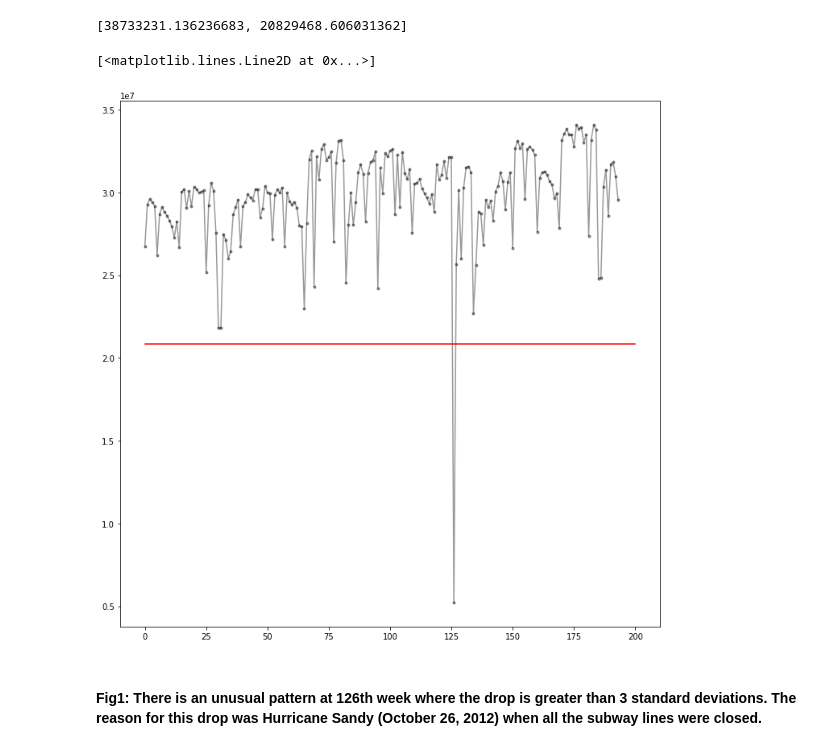
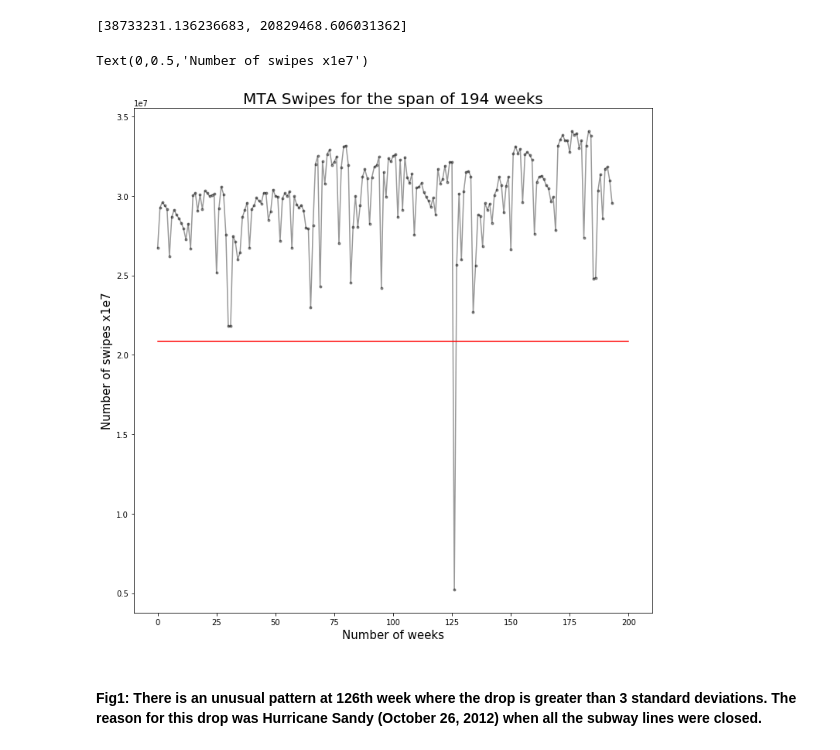
Before and after one commit to gauravcusp/Urban_Informatics_Coding_Assignments, a Jupyter notebook: HW10_gb1877/HW10_gb1877.ipynb, the cells around one changed output. Cells and saved outputs as stored; diff of their text form; code cells hidden in the pictures.

```diff
--- a/HW10_gb1877/HW10_gb1877.ipynb
+++ b/HW10_gb1877/HW10_gb1877.ipynb
@@ -153,11 +155,14 @@ thold
 # %%
 ## Plotting the data aggregated at stations along with the treshold line that would give the outliers
 ax = pl.figure(figsize=(12,12))
 pl.plot(allstations,'k.-', alpha=0.4)
 pl.plot((0,200), (thold[1],thold[1]),'r-')
+pl.title('MTA Swipes for the span of 194 weeks', fontsize=20)
+pl.xlabel('Number of weeks', fontsize=15)
+pl.ylabel('Number of swipes x1e7', fontsize=15)
 # %% [output]
-[<matplotlib.lines.Line2D at 0x...>]
+Text(0,0.5,'Number of swipes x1e7')
-[figure, old version]
+[figure, new version]
 # %% [markdown]
 #### Fig1: There is an unusual pattern at 126th week where the drop is greater than 3 standard deviations. The reason for this drop was Hurricane Sandy (October 26, 2012) when all the subway lines were closed.
 # %% [markdown]
```
Also changed, not shown: parts of 18 cells of this notebook, 1 other file.
